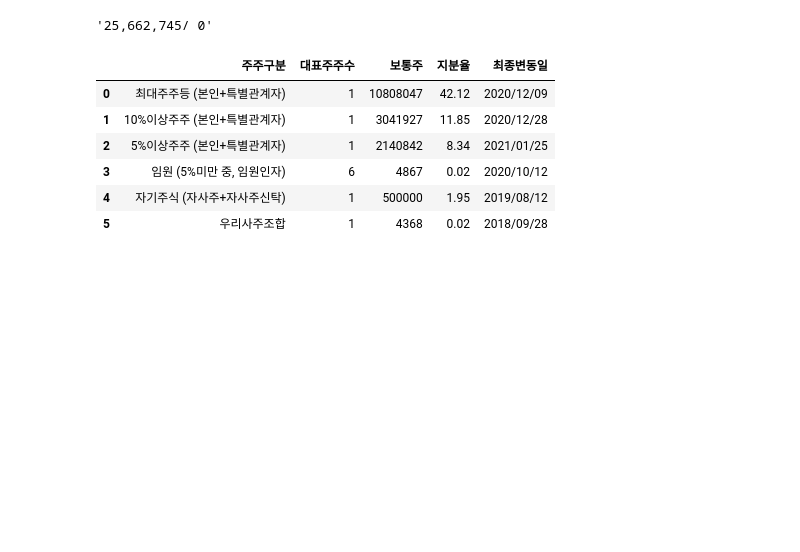
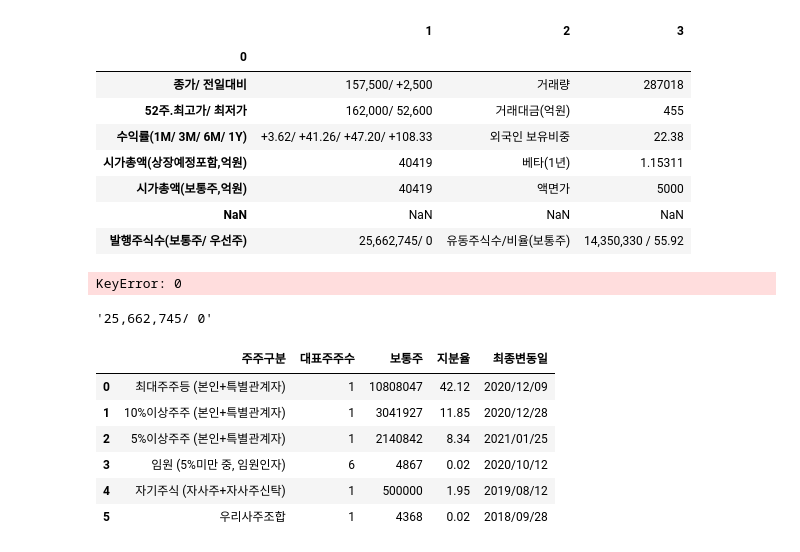
Before and after one commit to neosuperprogrammer/Quant, a Jupyter notebook: rim/py_neo_quant_rim_crawling_fnguide.ipynb, the cells around one changed output. Saved outputs shown, nothing was run; the diff lists cells and outputs as text; code cells hidden in the pictures; blank space fills up the shorter version.

```diff
--- a/rim/py_neo_quant_rim_crawling_fnguide.ipynb
+++ b/rim/py_neo_quant_rim_crawling_fnguide.ipynb
@@ -9,6 +8,25 @@ firm_code = 'A039490'
 fs_url = 'http://comp.fnguide.com/SVO2/ASP/SVD_Main.asp?pGB=1&cID=&MenuYn=Y&ReportGB=&NewMenuID=11&stkGb=701&gicode=' + firm_code
 fs_page = requests.get(fs_url)
 fs_tables = pd.read_html(fs_page.text)
+# %%
+info = fs_tables[0]
+info = info.set_index(info.columns[0])
+# %%
+info
+# %% [output]
+|  | 1 | 2 | 3 |
+| 0 |  |  |  |
+| 종가/ 전일대비 | 157,500/ +2,500 | 거래량 | 287018 |
+| 52주.최고가/ 최저가 | 162,000/ 52,600 | 거래대금(억원) | 455 |
+| 수익률(1M/ 3M/ 6M/ 1Y) | +3.62/ +41.26/ +47.20/ +108.33 | 외국인 보유비중 | 22.38 |
+| 시가총액(상장예정포함,억원) | 40419 | 베타(1년) | 1.15311 |
+| 시가총액(보통주,억원) | 40419 | 액면가 | 5000 |
+| NaN | NaN | NaN | NaN |
+| 발행주식수(보통주/ 우선주) | 25,662,745/ 0 | 유동주식수/비율(보통주) | 14,350,330 / 55.92 |
+# %%
+info.loc['발행주식수(보통주/ 우선주)'][0]
+# %% [output]
+KeyError: 0
 # %%
 fs_tables[0]
 
```
Also changed, not shown: parts of 2 cells of this notebook, 5 other files.
